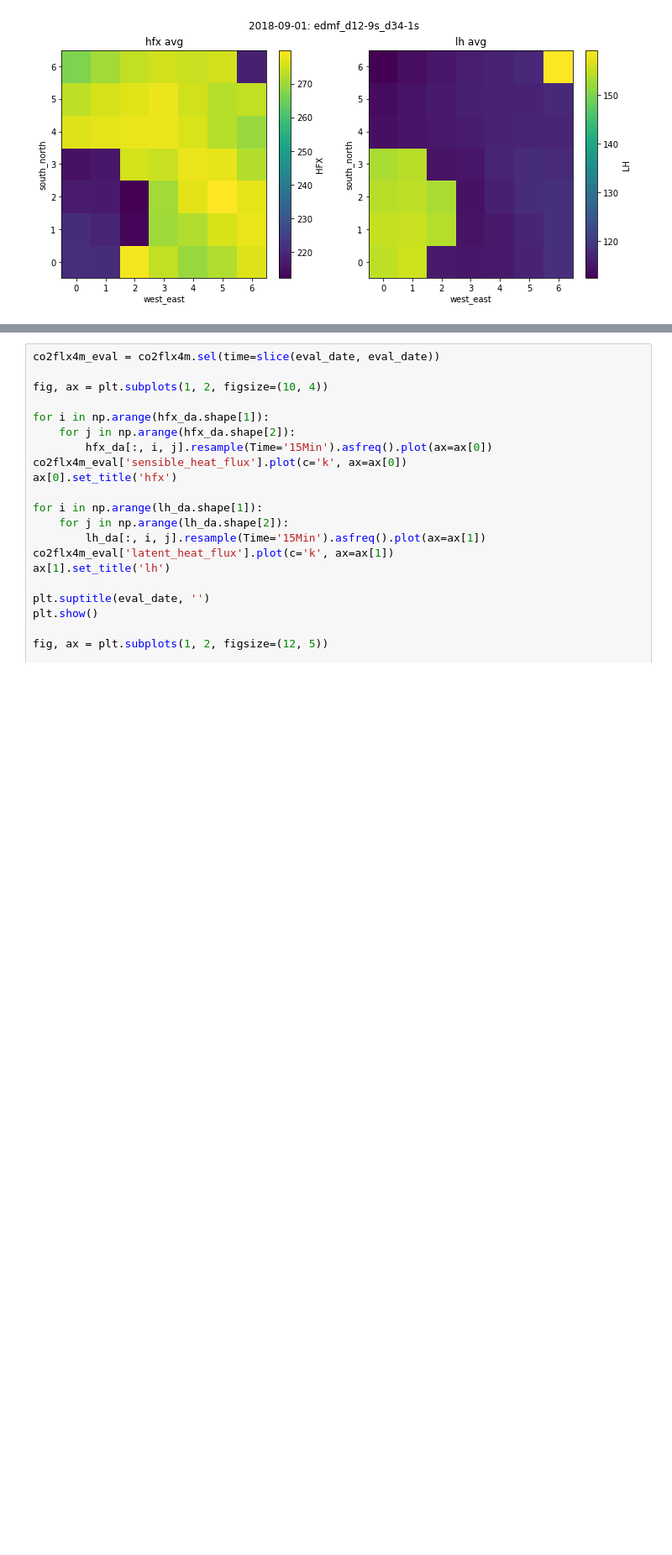
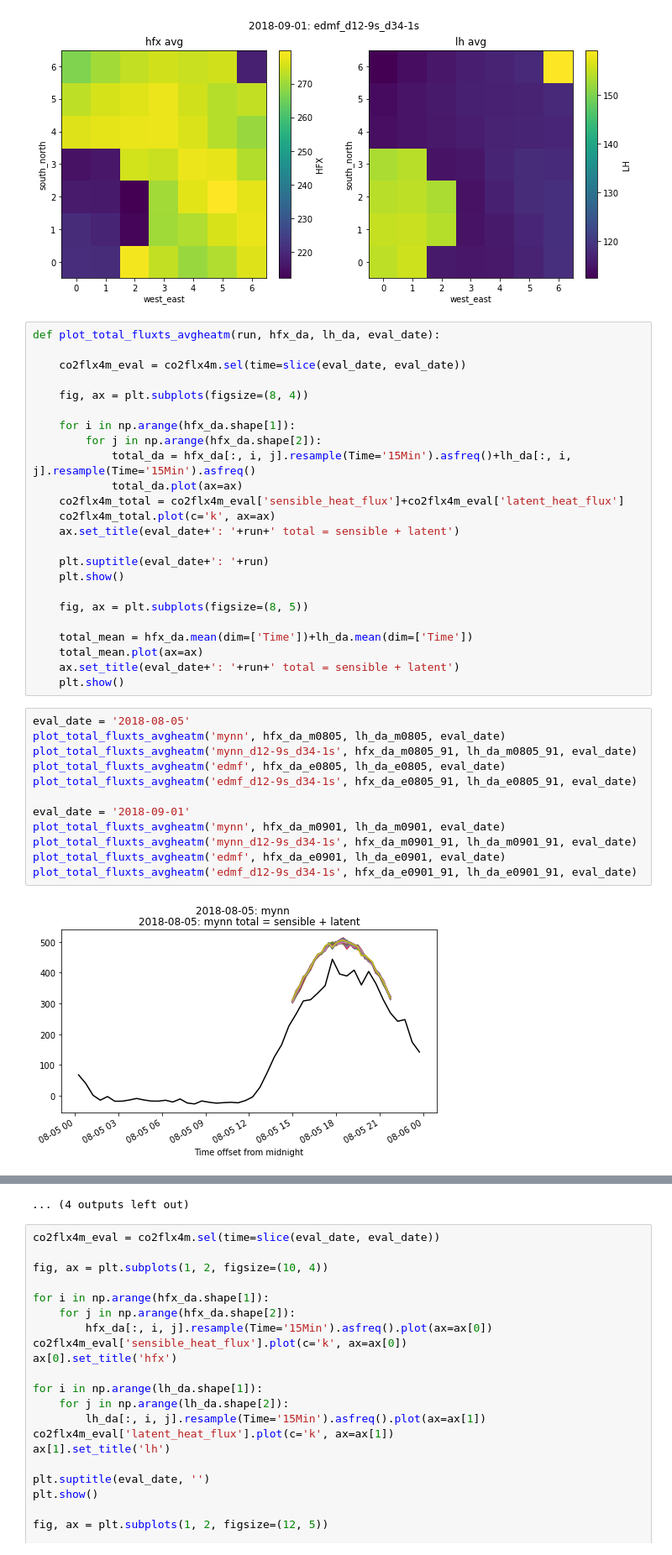
Before and after one commit to joejoeyjoseph/mmc-pnnl-j3, a Jupyter notebook: sgp/eagle/04c_aux_flux_ts.ipynb, the cells around one changed output, grey strips where cells are left out. Shown at 84% size. Cells and saved outputs as stored; diff of their text form; blank space fills up the shorter version.

```diff
--- a/sgp/eagle/04c_aux_flux_ts.ipynb
+++ b/sgp/eagle/04c_aux_flux_ts.ipynb
@@ -687,3 +687,41 @@ plot_fluxts_avgheatm(run, hfx_da_e0901_91, lh_da_e0901_91, eval_date)
 /projects/mmc/jlee/sgp/wrf-mmc/wrf-runs/o6_0901e_9s1s/auxout/mmc_d04_2018-09-01_21:50:00
 [figure]
 [figure]
+# %%
+def plot_total_fluxts_avgheatm(run, hfx_da, lh_da, eval_date):
+
+    co2flx4m_eval = co2flx4m.sel(time=slice(eval_date, eval_date))
+
+    fig, ax = plt.subplots(figsize=(8, 4))
+
+    for i in np.arange(hfx_da.shape[1]):
+        for j in np.arange(hfx_da.shape[2]):
+            total_da = hfx_da[:, i, j].resample(Time='15Min').asfreq()+lh_da[:, i, j].resample(Time='15Min').asfreq()
+            total_da.plot(ax=ax)
+    co2flx4m_total = co2flx4m_eval['sensible_heat_flux']+co2flx4m_eval['latent_heat_flux']
+    co2flx4m_total.plot(c='k', ax=ax)
+    ax.set_title(eval_date+': '+run+' total = sensible + latent')
+
+    plt.suptitle(eval_date+': '+run)
+    plt.show()
+
+    fig, ax = plt.subplots(figsize=(8, 5))
+
+    total_mean = hfx_da.mean(dim=['Time'])+lh_da.mean(dim=['Time'])
+    total_mean.plot(ax=ax)
+    ax.set_title(eval_date+': '+run+' total = sensible + latent')
+    plt.show()
+# %%
+eval_date = '2018-08-05'
+plot_total_fluxts_avgheatm('mynn', hfx_da_m0805, lh_da_m0805, eval_date)
+plot_total_fluxts_avgheatm('mynn_d12-9s_d34-1s', hfx_da_m0805_91, lh_da_m0805_91, eval_date)
+plot_total_fluxts_avgheatm('edmf', hfx_da_e0805, lh_da_e0805, eval_date)
+plot_total_fluxts_avgheatm('edmf_d12-9s_d34-1s', hfx_da_e0805_91, lh_da_e0805_91, eval_date)
+
+eval_date = '2018-09-01'
+plot_total_fluxts_avgheatm('mynn', hfx_da_m0901, lh_da_m0901, eval_date)
+plot_total_fluxts_avgheatm('mynn_d12-9s_d34-1s', hfx_da_m0901_91, lh_da_m0901_91, eval_date)
+plot_total_fluxts_avgheatm('edmf', hfx_da_e0901, lh_da_e0901, eval_date)
+plot_total_fluxts_avgheatm('edmf_d12-9s_d34-1s', hfx_da_e0901_91, lh_da_e0901_91, eval_date)
+# %% [output]
+[figure, added]
@@ -690,3 +739,4 @@ plot_fluxts_avgheatm(run, hfx_da_e0901_91, lh_da_e0901_91, eval_date)
+... (4 outputs left out)
 # %%
 co2flx4m_eval = co2flx4m.sel(time=slice(eval_date, eval_date))
 
```
Also changed, not shown: parts of 1 cell of this notebook.
